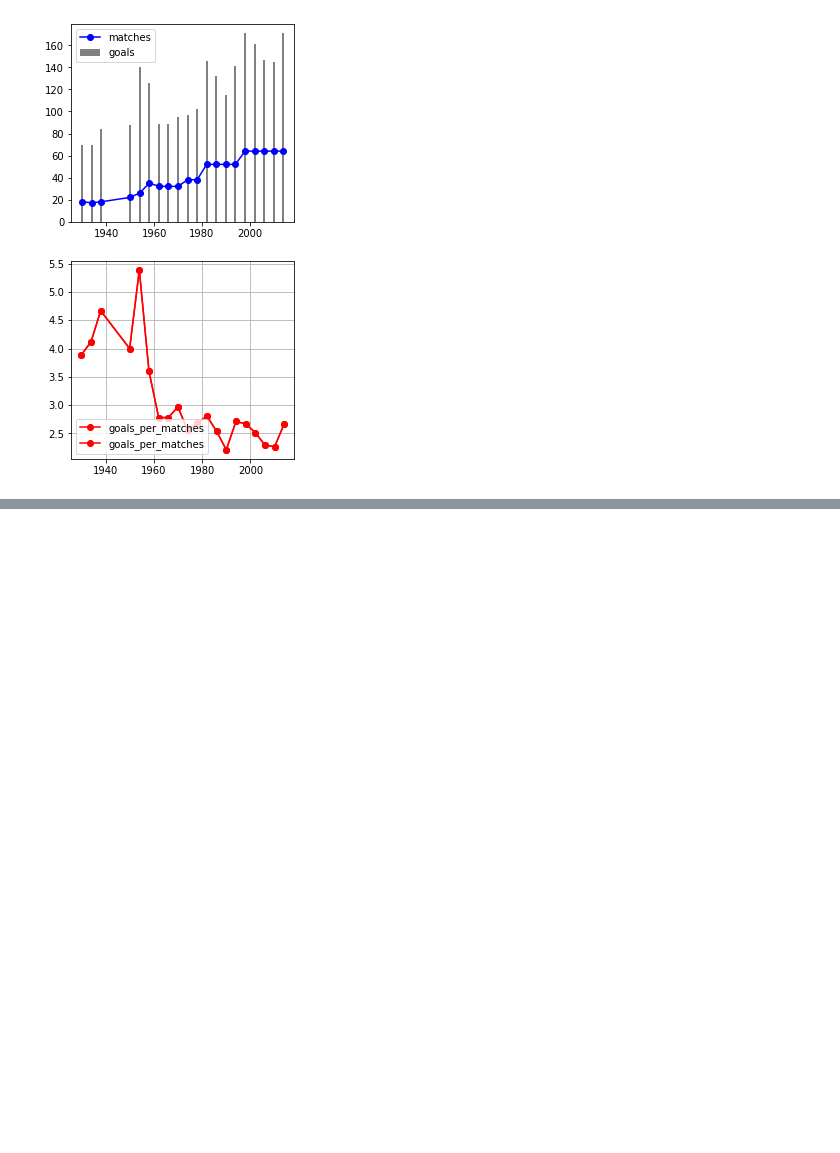
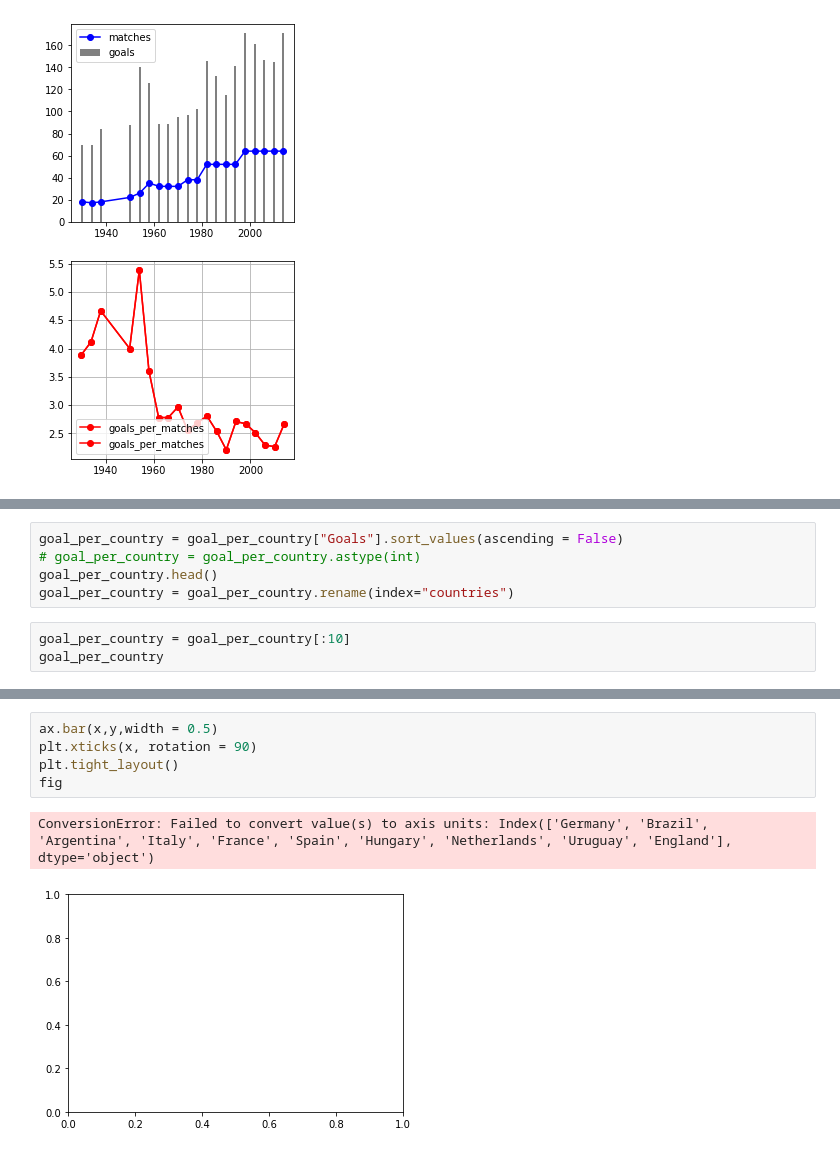
Before and after one commit to bwowby/DS, a Jupyter notebook: worldcup-matches.ipynb, the cells around one changed output, grey strips where cells are left out. Saved outputs shown, nothing was run; the diff lists cells and outputs as text; blank space fills up the shorter version.

```diff
--- a/worldcup-matches.ipynb
+++ b/worldcup-matches.ipynb
@@ -72,0 +173,8 @@ fig
+# %%
+goal_per_country = goal_per_country["Goals"].sort_values(ascending = False)
+# goal_per_country = goal_per_country.astype(int)
+goal_per_country.head()
+goal_per_country = goal_per_country.rename(index="countries")
+# %%
+goal_per_country = goal_per_country[:10]
+goal_per_country
@@ -72,0 +203,8 @@ fig
+# %%
+ax.bar(x,y,width = 0.5)
+plt.xticks(x, rotation = 90)
+plt.tight_layout()
+fig
+# %% [output]
+ConversionError: Failed to convert value(s) to axis units: Index(['Germany', 'Brazil', 'Argentina', 'Italy', 'France', 'Spain', 'Hungary', 'Netherlands', 'Uruguay', 'England'], dtype='object')
+[figure, added]
```
Also changed, not shown: parts of 15 cells of this notebook.
